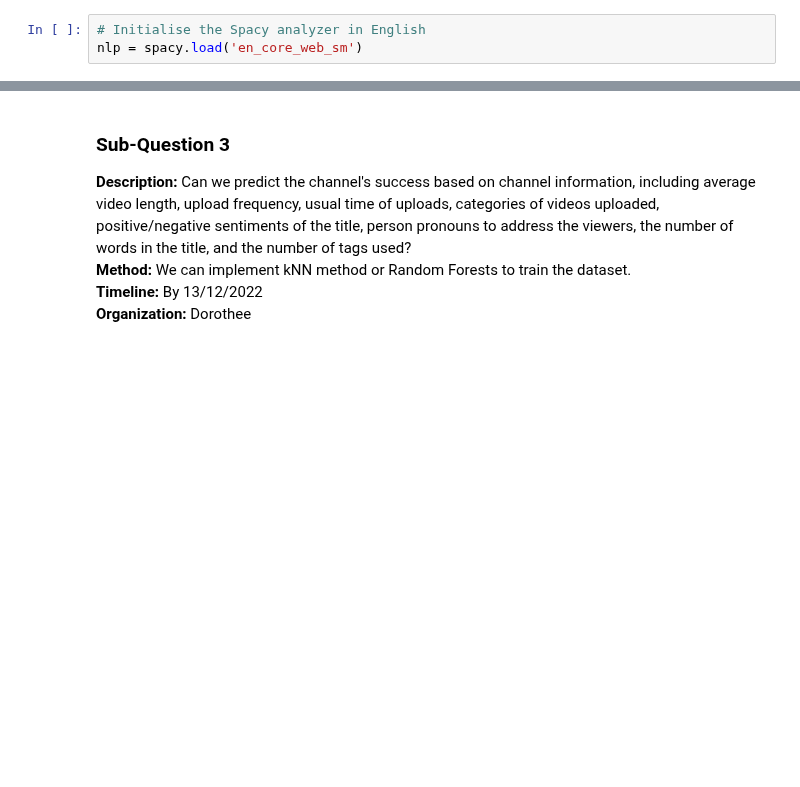
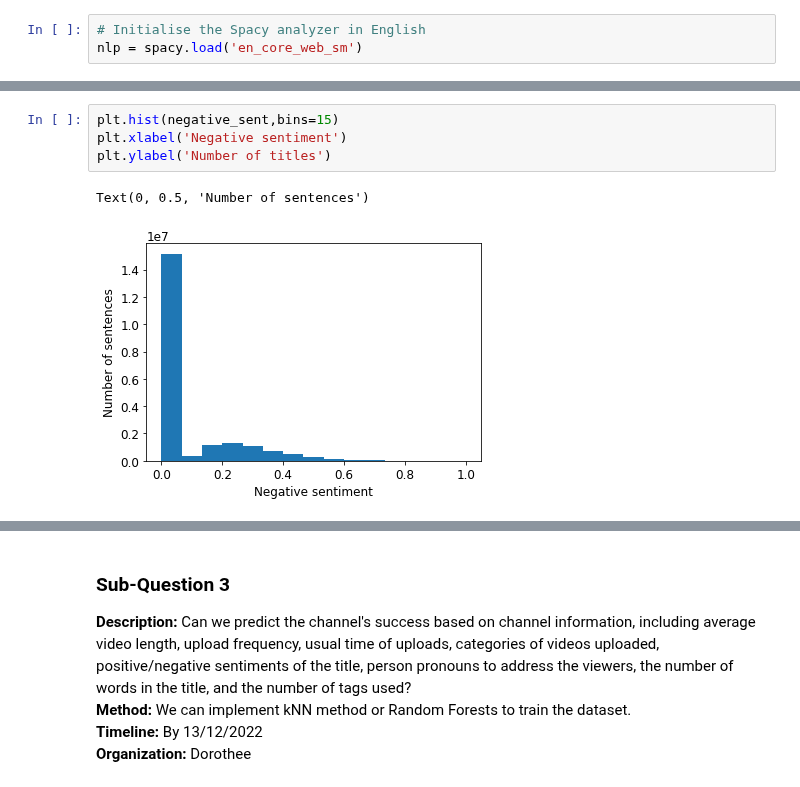
Before and after one commit to epfl-ada/ada-2022-project-adaptation, a Jupyter notebook: MS3_Analysis.ipynb, the cells around one changed output, grey strips where cells are left out. Saved outputs shown, nothing was run; the diff lists cells and outputs as text; blank space fills up the shorter version.

```diff
--- a/MS3_Analysis.ipynb
+++ b/MS3_Analysis.ipynb
@@ -219,0 +256,7 @@ plt.ylabel('Number of sentences')
+# %%
+plt.hist(negative_sent,bins=15)
+plt.xlabel('Negative sentiment')
+plt.ylabel('Number of titles')
+# %% [output]
+Text(0, 0.5, 'Number of sentences')
+[figure, added]
```
Also changed, not shown: parts of 22 cells of this notebook.
